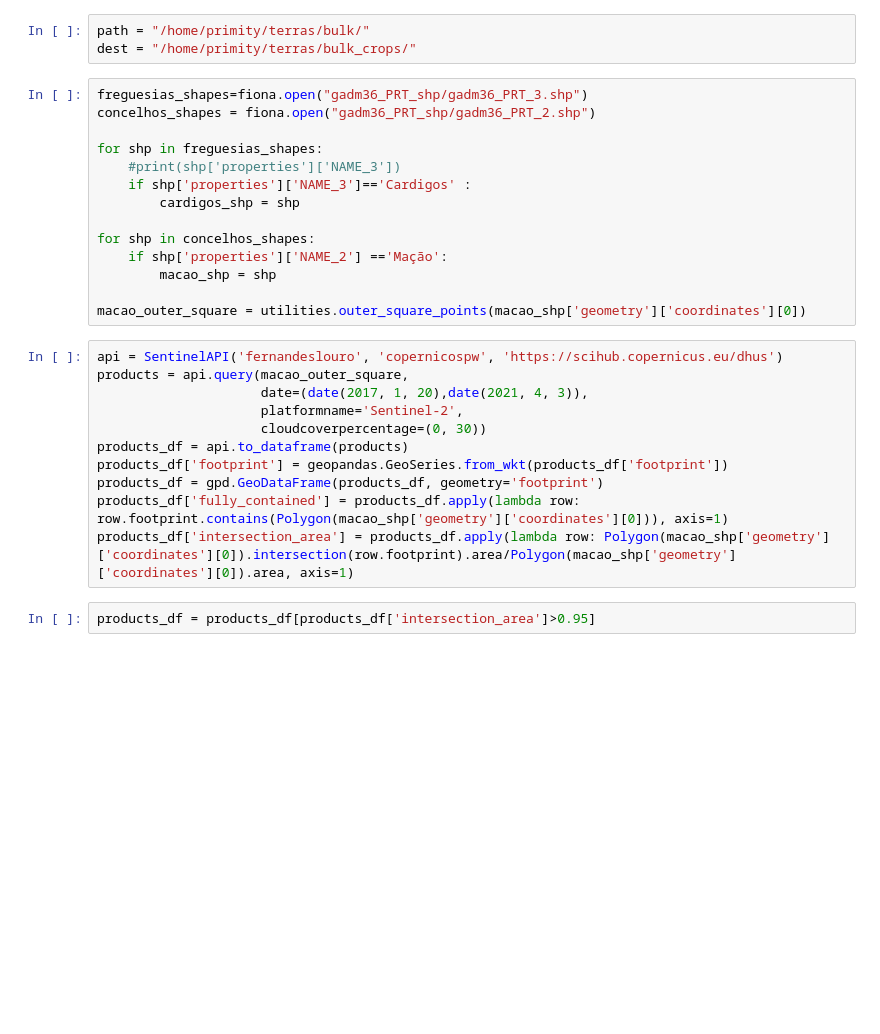
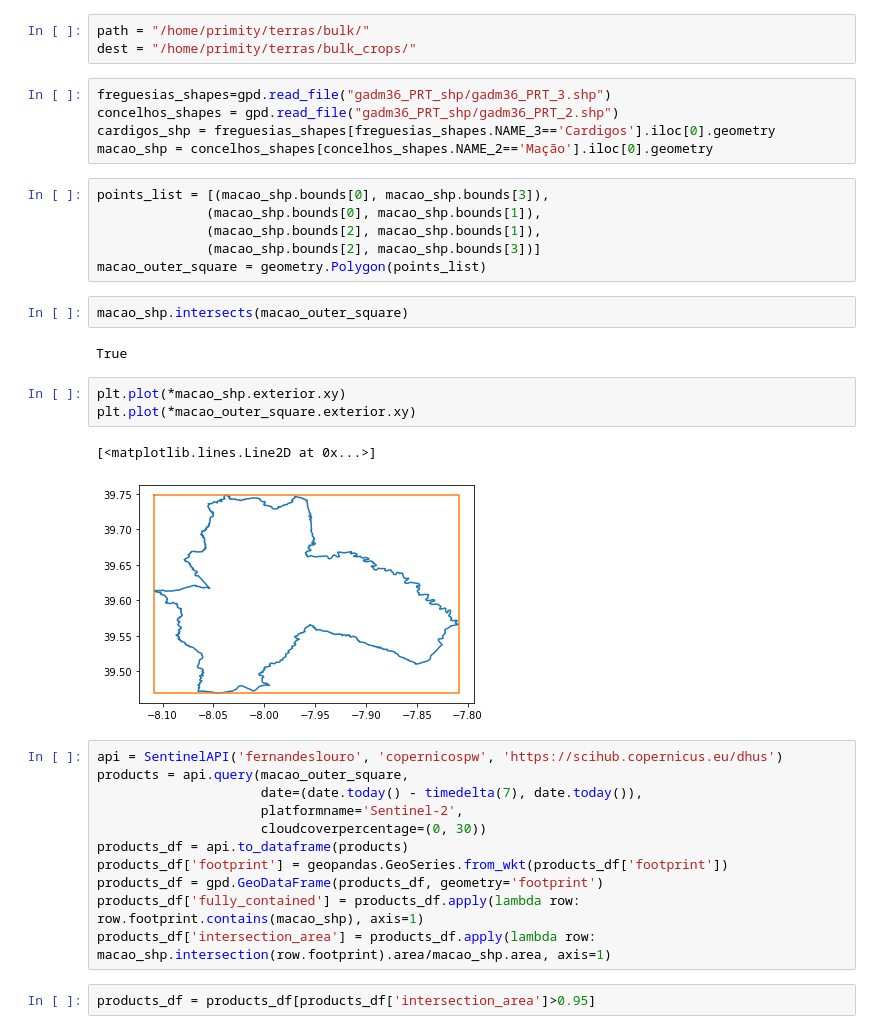
Before and after one commit to fernandeslouro/terras, a Jupyter notebook: last_week_images.ipynb, the cells around one changed output. Saved outputs shown, nothing was run; the diff lists cells and outputs as text; blank space fills up the shorter version.

Commit message:
simplify polygons code - switch to geopandas

```diff
--- a/last_week_images.ipynb
+++ b/last_week_images.ipynb
@@ -35,30 +35,37 @@ end_date = date.today()
 # %%
 path = "/home/primity/terras/bulk/"
 dest = "/home/primity/terras/bulk_crops/"
-# %%
-freguesias_shapes=fiona.open("gadm36_PRT_shp/gadm36_PRT_3.shp")
-concelhos_shapes = fiona.open("gadm36_PRT_shp/gadm36_PRT_2.shp")
-
-for shp in freguesias_shapes:
-    #print(shp['properties']['NAME_3'])
-    if shp['properties']['NAME_3']=='Cardigos' :
-        cardigos_shp = shp
-
-for shp in concelhos_shapes:
-    if shp['properties']['NAME_2'] =='Mação':
-        macao_shp = shp
-
-macao_outer_square = utilities.outer_square_points(macao_shp['geometry']['coordinates'][0])
+# %%
+freguesias_shapes=gpd.read_file("gadm36_PRT_shp/gadm36_PRT_3.shp")
+concelhos_shapes = gpd.read_file("gadm36_PRT_shp/gadm36_PRT_2.shp")
+cardigos_shp = freguesias_shapes[freguesias_shapes.NAME_3=='Cardigos'].iloc[0].geometry
+macao_shp = concelhos_shapes[concelhos_shapes.NAME_2=='Mação'].iloc[0].geometry
+# %%
+points_list = [(macao_shp.bounds[0], macao_shp.bounds[3]),
+              (macao_shp.bounds[0], macao_shp.bounds[1]),
+              (macao_shp.bounds[2], macao_shp.bounds[1]),
+              (macao_shp.bounds[2], macao_shp.bounds[3])]
+macao_outer_square = geometry.Polygon(points_list)
+# %%
+macao_shp.intersects(macao_outer_square)
+# %% [output]
+True
+# %%
+plt.plot(*macao_shp.exterior.xy)
+plt.plot(*macao_outer_square.exterior.xy)
+# %% [output]
+[<matplotlib.lines.Line2D at 0x...>]
+[figure, added]
 # %%
 api = SentinelAPI('fernandeslouro', 'copernicospw', 'https://scihub.copernicus.eu/dhus')
 products = api.query(macao_outer_square,
-                     date=(date(2017, 1, 20),date(2021, 4, 3)),
+                     date=(date.today() - timedelta(7), date.today()),
                      platformname='Sentinel-2',
                      cloudcoverpercentage=(0, 30))
 products_df = api.to_dataframe(products)
 products_df['footprint'] = geopandas.GeoSeries.from_wkt(products_df['footprint'])
 products_df = gpd.GeoDataFrame(products_df, geometry='footprint')
-products_df['fully_contained'] = products_df.apply(lambda row: row.footprint.contains(Polygon(macao_shp['geometry']['coordinates'][0])), axis=1)
-products_df['intersection_area'] = products_df.apply(lambda row: Polygon(macao_shp['geometry']['coordinates'][0]).intersection(row.footprint).area/Polygon(macao_shp['geometry']['coordinates'][0]).area, axis=1)
+products_df['fully_contained'] = products_df.apply(lambda row: row.footprint.contains(macao_shp), axis=1)
+products_df['intersection_area'] = products_df.apply(lambda row: macao_shp.intersection(row.footprint).area/macao_shp.area, axis=1)
 # %%
 products_df = products_df[products_df['intersection_area']>0.95]
```
Also changed, not shown: parts of 7 cells of this notebook.
